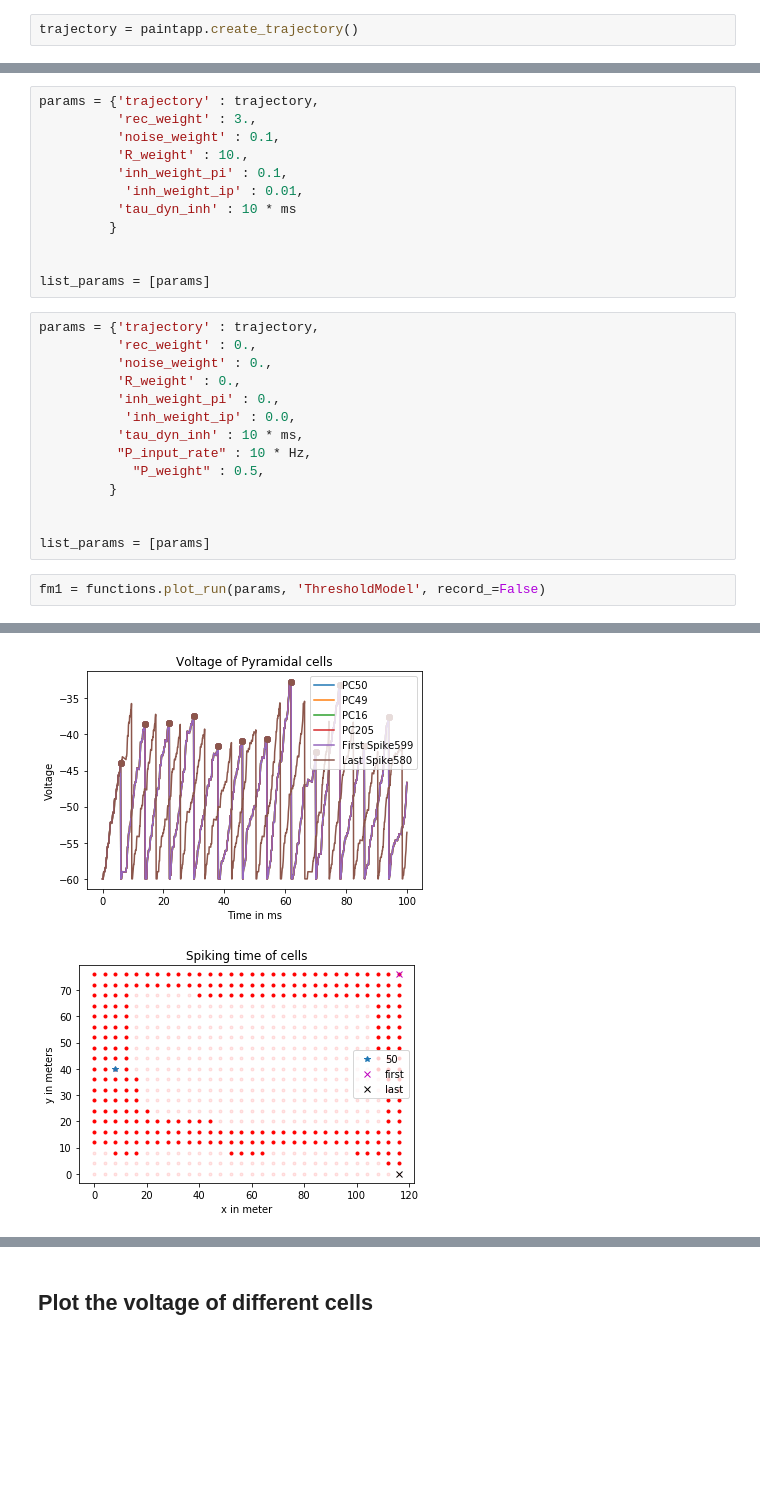
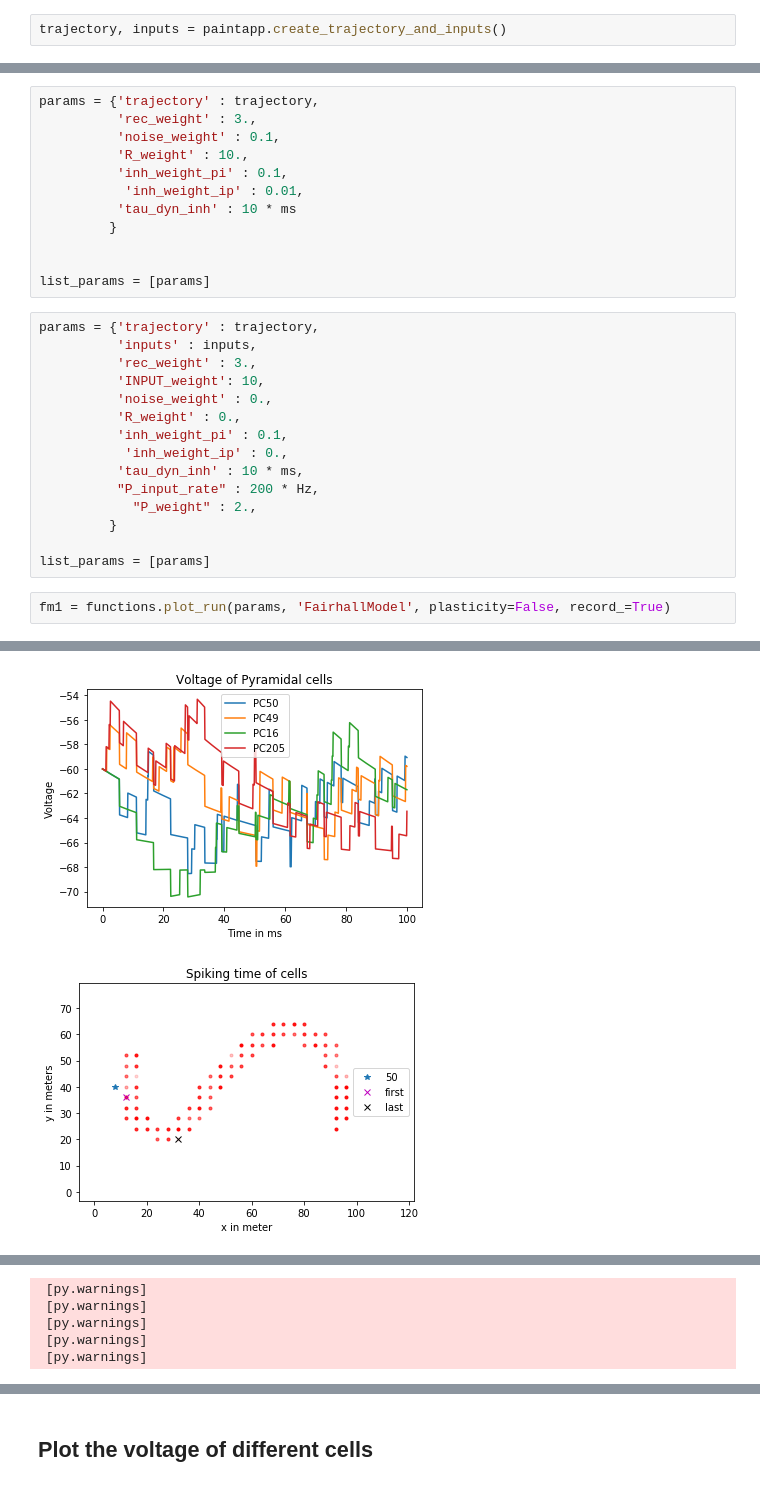
Before and after one commit to Victoriad1996/SemesterProject, a Jupyter notebook: SimpleFairhall/fairhall.ipynb, the cells around one changed output, grey strips where cells are left out. Saved outputs shown, nothing was run; the diff lists cells and outputs as text; blank space fills up the shorter version.

```diff
--- a/SimpleFairhall/fairhall.ipynb
+++ b/SimpleFairhall/fairhall.ipynb
@@ -23,5 +19,5 @@ Plot the voltages of some cells.
 With a paint app, we draw the trajectory we want.
 First we draw a trajectory by using the "paintapp.py".
 # %%
-trajectory = paintapp.create_trajectory()
+trajectory, inputs = paintapp.create_trajectory_and_inputs()
 # %% [output]
@@ -43,18 +40,19 @@ params = {'trajectory' : trajectory,
 list_params = [params]
 # %%
 params = {'trajectory' : trajectory,
-          'rec_weight' : 0.,
+          'inputs' : inputs,
+          'rec_weight' : 3.,
+          'INPUT_weight': 10,
           'noise_weight' : 0.,
           'R_weight' : 0.,
-          'inh_weight_pi' : 0.,
-           'inh_weight_ip' : 0.0,
+          'inh_weight_pi' : 0.1,
+           'inh_weight_ip' : 0.,
           'tau_dyn_inh' : 10 * ms,
-          "P_input_rate" : 10 * Hz,
-            "P_weight" : 0.5,
+          "P_input_rate" : 200 * Hz,
+            "P_weight" : 2.,
          }
 
-
 list_params = [params]
 # %%
-fm1 = functions.plot_run(params, 'ThresholdModel', record_=False)
+fm1 = functions.plot_run(params, 'FairhallModel', plasticity=False, record_=True)
 # %% [output]
@@ -64,2 +63,2 @@ WARNING    "v_leak_random" is an internal variable of group "neurongroup_208", b
-[figure, old version]
+[figure, new version]
-[figure, old version]
+[figure, new version]
@@ -66,0 +66,5 @@ WARNING    "v_leak_random" is an internal variable of group "neurongroup_208", b
+ [py.warnings]
+ [py.warnings]
+ [py.warnings]
+ [py.warnings]
+ [py.warnings]
```
Also changed, not shown: parts of 11 cells of this notebook, 9 other files.
